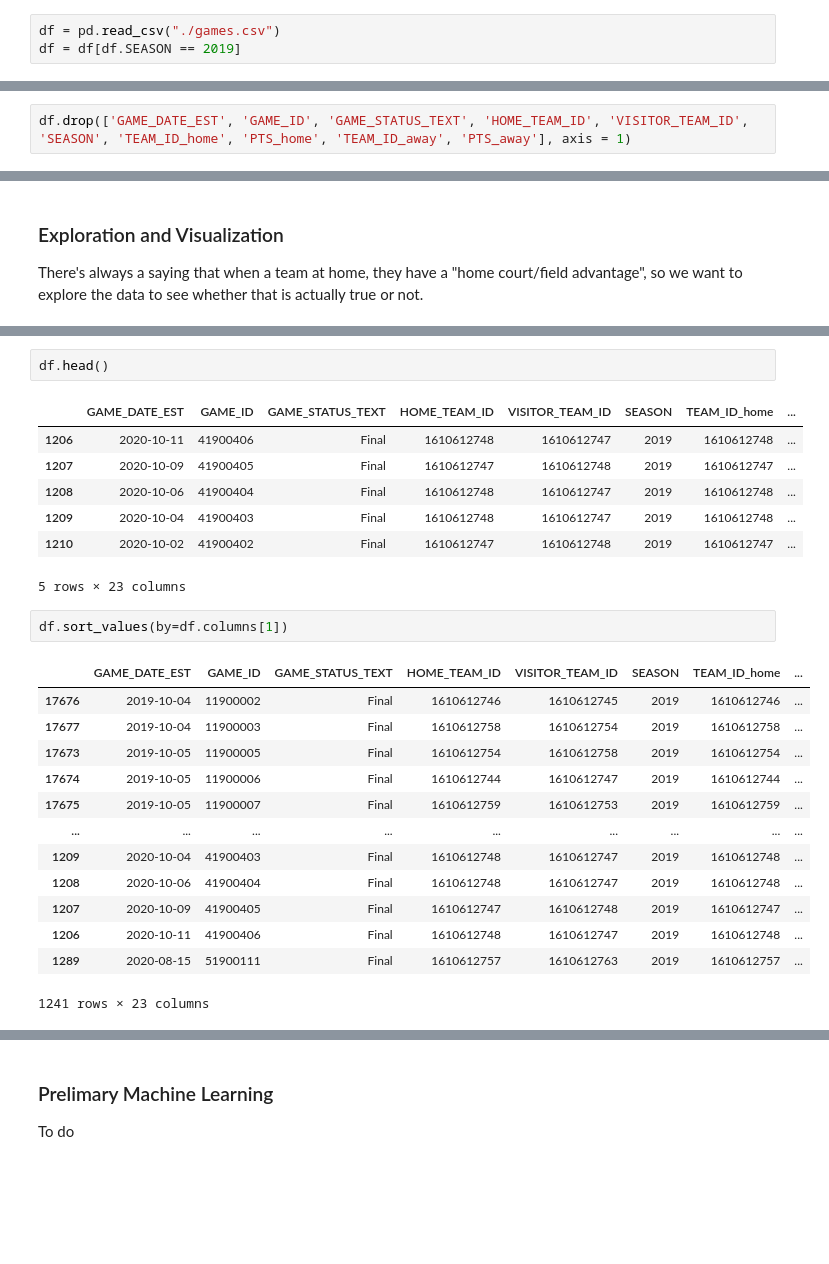
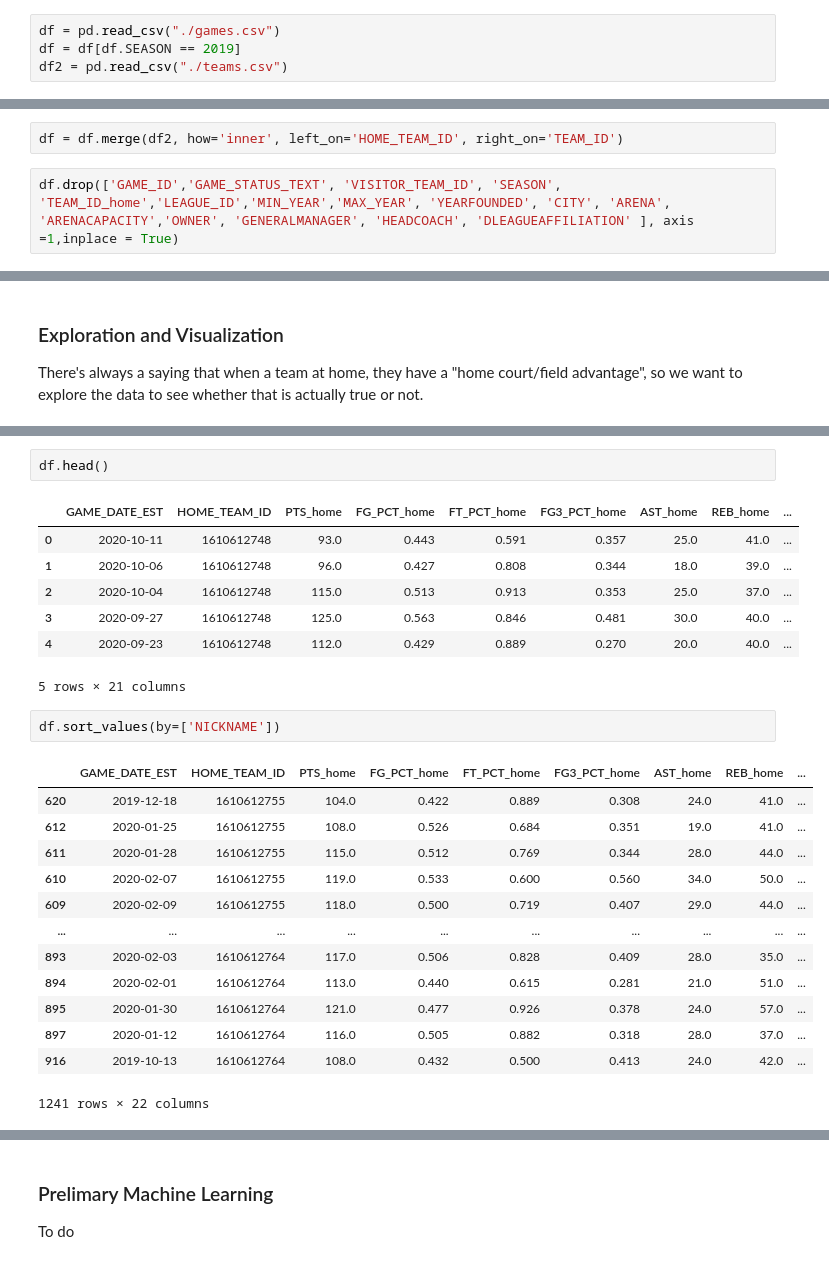
Before and after one commit to apainintheneck/nba-data-science, a Jupyter notebook: project_update.ipynb, the cells around one changed output, grey strips where cells are left out. Drawn from its saved outputs; the diff is of its cells as text; blank space fills up the shorter version.

```diff
--- a/project_update.ipynb
+++ b/project_update.ipynb
@@ -18,6 +19,7 @@ Our dataset is focused on the 2019 season from this dataset of NBA games(games.c
 # %%
 df = pd.read_csv("./games.csv")
 df = df[df.SEASON == 2019]
+df2 = pd.read_csv("./teams.csv")
 # %% [markdown]
 ### What we are going to predict
 We want to predict the winner of an NBA game based on the game stats from the 2019 season which is in the HOME_TEAM_WINS column.
@@ -68,5 +70,7 @@ dtype: int64
 (df['GAME_STATUS_TEXT'] != 'Final').sum() # Shows that all games are finished.
 # %% [output]
 0
+# %%
+df = df.merge(df2, how='inner', left_on='HOME_TEAM_ID', right_on='TEAM_ID')
 # %%
-df.drop(['GAME_DATE_EST', 'GAME_ID', 'GAME_STATUS_TEXT', 'HOME_TEAM_ID', 'VISITOR_TEAM_ID', 'SEASON', 'TEAM_ID_home', 'PTS_home', 'TEAM_ID_away', 'PTS_away'], axis = 1)
+df.drop(['GAME_ID','GAME_STATUS_TEXT', 'VISITOR_TEAM_ID', 'SEASON', 'TEAM_ID_home','LEAGUE_ID','MIN_YEAR','MAX_YEAR', 'YEARFOUNDED', 'CITY', 'ARENA', 'ARENACAPACITY','OWNER', 'GENERALMANAGER', 'HEADCOACH', 'DLEAGUEAFFILIATION' ], axis =1,inplace = True)
@@ -123,26 +112,26 @@ df.describe()
 # %%
 df.head()
 # %% [output]
-|  | GAME_DATE_EST | GAME_ID | GAME_STATUS_TEXT | HOME_TEAM_ID | VISITOR_TEAM_ID | SEASON | TEAM_ID_home | ... |
-| 1206 | 2020-10-11 | 41900406 | Final | 1610612748 | 1610612747 | 2019 | 1610612748 | ... |
-| 1207 | 2020-10-09 | 41900405 | Final | 1610612747 | 1610612748 | 2019 | 1610612747 | ... |
-| 1208 | 2020-10-06 | 41900404 | Final | 1610612748 | 1610612747 | 2019 | 1610612748 | ... |
-| 1209 | 2020-10-04 | 41900403 | Final | 1610612748 | 1610612747 | 2019 | 1610612748 | ... |
-| 1210 | 2020-10-02 | 41900402 | Final | 1610612747 | 1610612748 | 2019 | 1610612747 | ... |
+|  | GAME_DATE_EST | HOME_TEAM_ID | PTS_home | FG_PCT_home | FT_PCT_home | FG3_PCT_home | AST_home | REB_home | ... |
+| 0 | 2020-10-11 | 1610612748 | 93.0 | 0.443 | 0.591 | 0.357 | 25.0 | 41.0 | ... |
+| 1 | 2020-10-06 | 1610612748 | 96.0 | 0.427 | 0.808 | 0.344 | 18.0 | 39.0 | ... |
+| 2 | 2020-10-04 | 1610612748 | 115.0 | 0.513 | 0.913 | 0.353 | 25.0 | 37.0 | ... |
+| 3 | 2020-09-27 | 1610612748 | 125.0 | 0.563 | 0.846 | 0.481 | 30.0 | 40.0 | ... |
+| 4 | 2020-09-23 | 1610612748 | 112.0 | 0.429 | 0.889 | 0.270 | 20.0 | 40.0 | ... |
-5 rows × 23 columns
+5 rows × 21 columns
 # %%
-df.sort_values(by=df.columns[1])
+df.sort_values(by=['NICKNAME'])
 # %% [output]
-|  | GAME_DATE_EST | GAME_ID | GAME_STATUS_TEXT | HOME_TEAM_ID | VISITOR_TEAM_ID | SEASON | TEAM_ID_home | ... |
-| 17676 | 2019-10-04 | 11900002 | Final | 1610612746 | 1610612745 | 2019 | 1610612746 | ... |
-| 17677 | 2019-10-04 | 11900003 | Final | 1610612758 | 1610612754 | 2019 | 1610612758 | ... |
-| 17673 | 2019-10-05 | 11900005 | Final | 1610612754 | 1610612758 | 2019 | 1610612754 | ... |
-| 17674 | 2019-10-05 | 11900006 | Final | 1610612744 | 1610612747 | 2019 | 1610612744 | ... |
-| 17675 | 2019-10-05 | 11900007 | Final | 1610612759 | 1610612753 | 2019 | 1610612759 | ... |
-| ... | ... | ... | ... | ... | ... | ... | ... | ... |
-| 1209 | 2020-10-04 | 41900403 | Final | 1610612748 | 1610612747 | 2019 | 1610612748 | ... |
-| 1208 | 2020-10-06 | 41900404 | Final | 1610612748 | 1610612747 | 2019 | 1610612748 | ... |
-| 1207 | 2020-10-09 | 41900405 | Final | 1610612747 | 1610612748 | 2019 | 1610612747 | ... |
-| 1206 | 2020-10-11 | 41900406 | Final | 1610612748 | 1610612747 | 2019 | 1610612748 | ... |
-| 1289 | 2020-08-15 | 51900111 | Final | 1610612757 | 1610612763 | 2019 | 1610612757 | ... |
+|  | GAME_DATE_EST | HOME_TEAM_ID | PTS_home | FG_PCT_home | FT_PCT_home | FG3_PCT_home | AST_home | REB_home | ... |
+| 620 | 2019-12-18 | 1610612755 | 104.0 | 0.422 | 0.889 | 0.308 | 24.0 | 41.0 | ... |
+| 612 | 2020-01-25 | 1610612755 | 108.0 | 0.526 | 0.684 | 0.351 | 19.0 | 41.0 | ... |
+| 611 | 2020-01-28 | 1610612755 | 115.0 | 0.512 | 0.769 | 0.344 | 28.0 | 44.0 | ... |
+| 610 | 2020-02-07 | 1610612755 | 119.0 | 0.533 | 0.600 | 0.560 | 34.0 | 50.0 | ... |
+| 609 | 2020-02-09 | 1610612755 | 118.0 | 0.500 | 0.719 | 0.407 | 29.0 | 44.0 | ... |
+| ... | ... | ... | ... | ... | ... | ... | ... | ... | ... |
+| 893 | 2020-02-03 | 1610612764 | 117.0 | 0.506 | 0.828 | 0.409 | 28.0 | 35.0 | ... |
+| 894 | 2020-02-01 | 1610612764 | 113.0 | 0.440 | 0.615 | 0.281 | 21.0 | 51.0 | ... |
+| 895 | 2020-01-30 | 1610612764 | 121.0 | 0.477 | 0.926 | 0.378 | 24.0 | 57.0 | ... |
+| 897 | 2020-01-12 | 1610612764 | 116.0 | 0.505 | 0.882 | 0.318 | 28.0 | 37.0 | ... |
+| 916 | 2019-10-13 | 1610612764 | 108.0 | 0.432 | 0.500 | 0.413 | 24.0 | 42.0 | ... |
-1241 rows × 23 columns
+1241 rows × 22 columns
```
Also changed, not shown: parts of 7 cells of this notebook.
